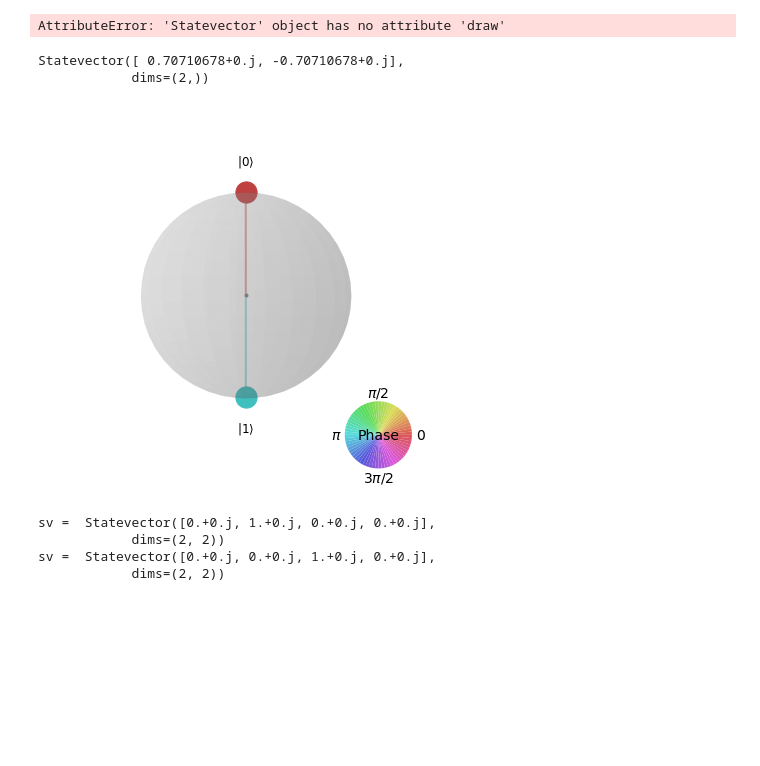
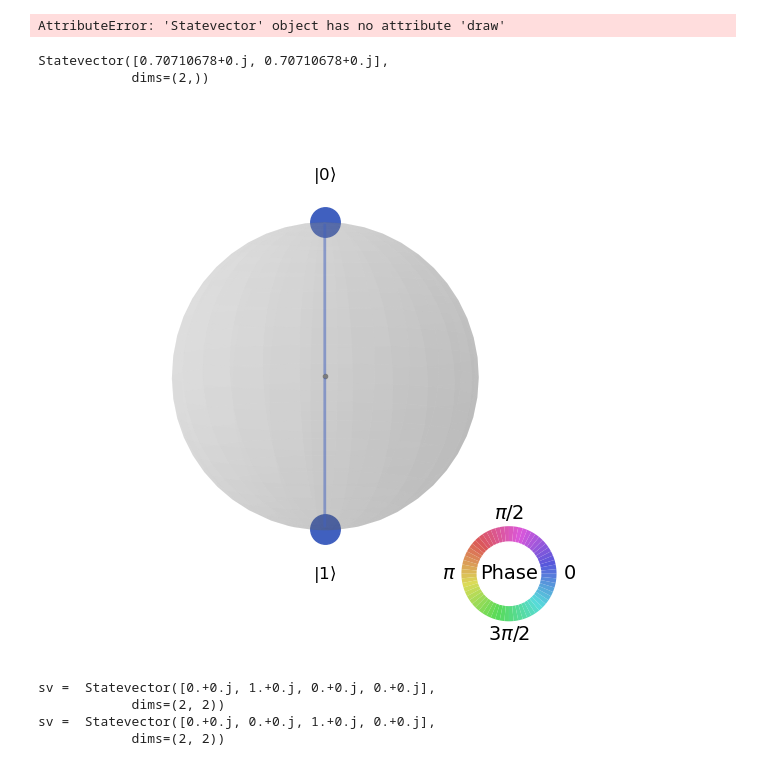
Before and after one commit to SchultzVV/Qiskit, a Jupyter notebook: Tópicos de Física III/05_Swap_de_estados.ipynb, the cells around one changed output. Cells and saved outputs as stored; diff of their text form; code cells hidden in the pictures; blank space fills up the shorter version.

```diff
--- a/Tópicos de Física III/05_Swap_de_estados.ipynb
+++ b/Tópicos de Física III/05_Swap_de_estados.ipynb
@@ -102,17 +102,17 @@ AttributeError: 'Statevector' object has no attribute 'draw'
 # %%
 from qiskit.quantum_info import Statevector
 from qiskit.visualization import plot_state_qsphere
-sv=Statevector.from_label('-')
+sv=Statevector.from_label('+')
 print(sv)
 plot_state_qsphere(sv)
 
 #sv=Statevector.from_label('+')
 #sv.draw(output='latex')
 #Statevector.draw(sv)
 # %% [output]
-Statevector([ 0.70710678+0.j, -0.70710678+0.j],
+Statevector([0.70710678+0.j, 0.70710678+0.j],
             dims=(2,))
-[figure, old version]
+[figure, new version]
 # %%
 sv=Statevector.from_label('01')
 qc = QuantumCircuit(2)
```
Also changed, not shown: 10 other files.
